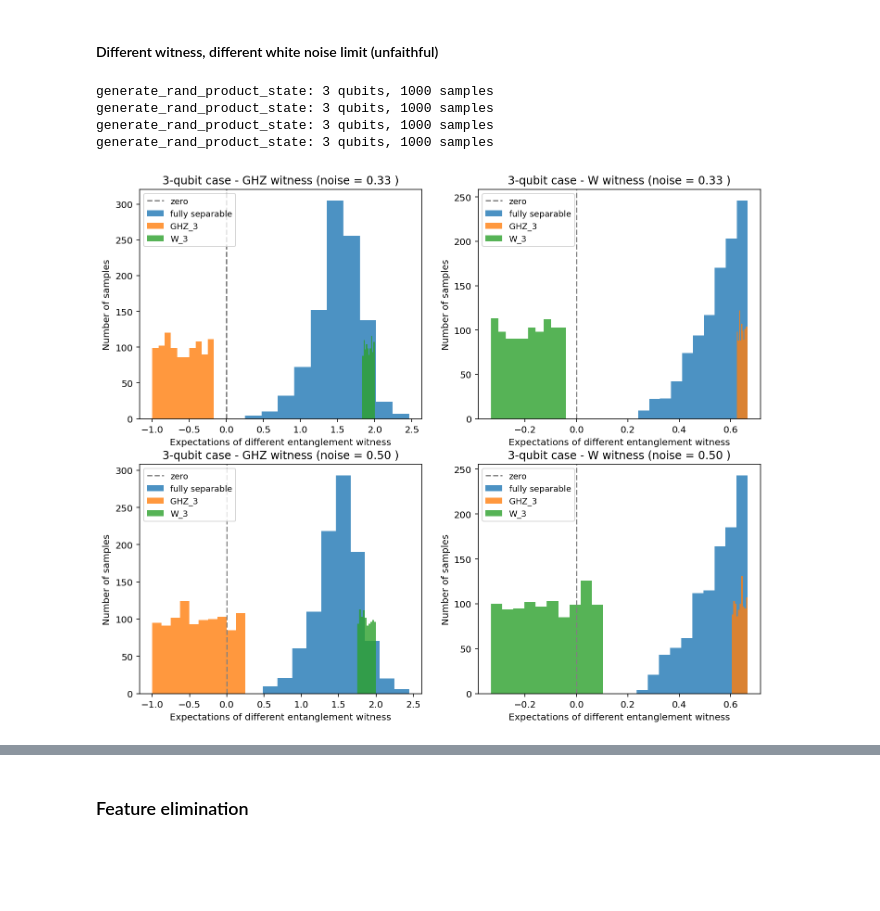
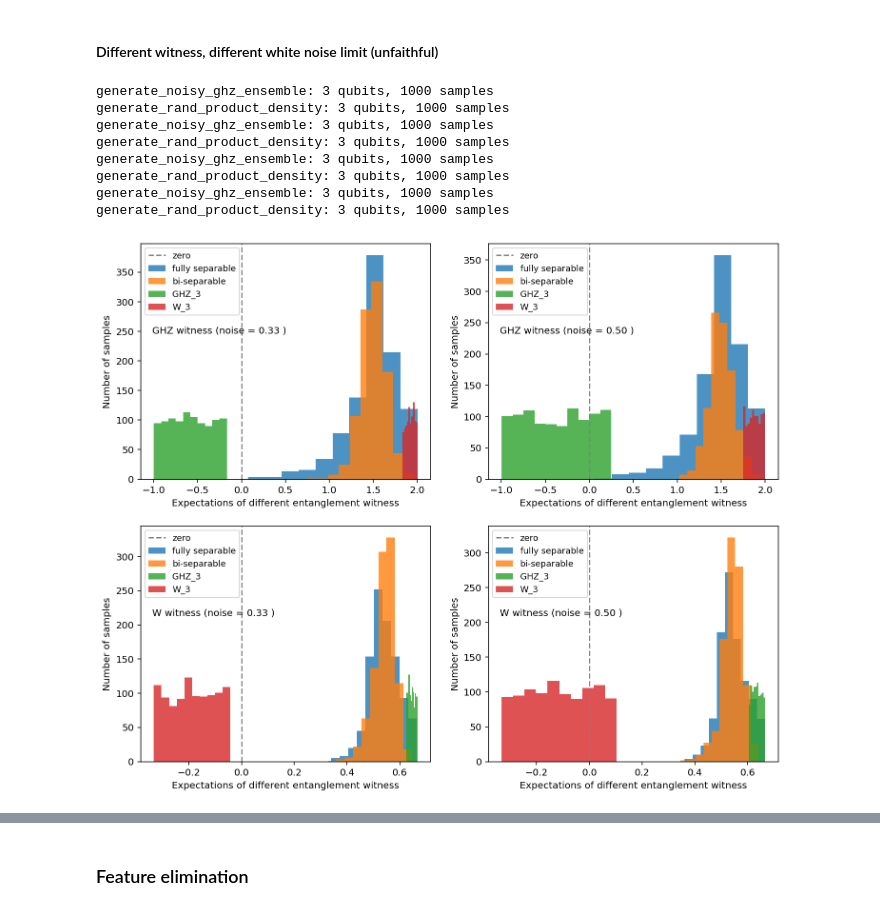
Before and after one commit to Jue-Xu/Entanglement-Witness, a Jupyter notebook: notebook/entangle.ipynb, the cells around one changed output, grey strips where cells are left out. Drawn from its saved outputs; the diff is of its cells as text; code cells hidden in the pictures; blank space fills up the shorter version.

```diff
--- a/notebook/entangle.ipynb
+++ b/notebook/entangle.ipynb
@@ -557,8 +585,8 @@ def plot_expectation_hist(ax, expectation_list, legends, title=''):
     ax.legend(legends, loc='upper left', prop ={'size': 9})
     ax.set_ylabel('Number of samples')
     ax.set_xlabel('Expectations of different entanglement witness')
-    # ax.text(0, 4, 'noise limit = '+noise_limit)
-    ax.set_title('3-qubit case '+title)
+    ax.text(0.04, 0.62, title, transform=ax.transAxes)
+    # ax.set_title('3-qubit case '+title)
 
 size_train = 1000
 size_test = 1000
@@ -578,41 +606,53 @@ witness_ghz_3 =  3/2 * qeye([2, 2, 2]) - tensor([sigmax(), sigmax(), sigmax()])
 witness_w_3_project = 2/3 * qeye([2, 2, 2]) - ket2dm(w_state(N=3))
 # witness_ghz_3_project = 1/2 * qeye([2, 2, 2]) - ket2dm(ghz_state(N=3))
 
+# generate_noisy_biseparable(1,2,10,1/3)
+# generate_rand_product_density(3,1,0)
 
 # fig, ax = plt.subplots(figsize=(6, 4))
 # fig, (ax0, ax1) = plt.subplots(ncols=2, figsize=(12, 4))
 # ax0 = plt.subplot(1,2,1)
 # ax1 = plt.subplot(1,2,2)
 fig, axs = plt.subplots(nrows=2, ncols=2, figsize=(12, 10))
 
 # for index, item in enumerate(ranking):
 for i, noise_limit in enumerate([1/3, 1/2]):
     for j, witness in enumerate([witness_ghz_3, witness_w_3_project]):
         ## generate training data
         # GHZ and W state samples with white noise
         ghz_3_density = generate_noisy_ghz_ensemble(n=3,m=size_train,noise_limit=noise_limit)
         w_3_density = generate_noisy_w_ensemble(n=3,m=size_train,noise_limit=noise_limit)
 
         # test GHZ3/W3 projection witness
-        three_qubit_legends = ['zero', 'fully separable','GHZ_3','W_3']
+        three_qubit_legends = ['zero', 'fully separable','bi-separable','GHZ_3','W_3']
         three_qubit_witness_expectation_list = [
             [expect(witness, state) for state in test_set] for test_set in
             # [expect(witness_ghz_3, state) for state in test_set] for test_set in
-            [generate_rand_product_state(3, size_train), ghz_3_density, w_3_density]
+            [
+                generate_rand_product_density(3, size_train, 0),
+                generate_noisy_biseparable(1, 2, size_train, 1/3),
+                ghz_3_density,
+                w_3_density
+            ]
+            # [generate_rand_product_state(3, size_train), ghz_3_density, w_3_density]
         ]
         if j == 0:
-            title = f'- GHZ witness (noise = {noise_limit:.2f} )'
+            title = f'GHZ witness (noise = {noise_limit:.2f} )'
         else:
-            title = f'- W witness (noise = {noise_limit:.2f} )'
-        plot_expectation_hist(axs[i, j],
+            title = f'W witness (noise = {noise_limit:.2f} )'
+        plot_expectation_hist(axs[j, i],
                               three_qubit_witness_expectation_list,
                               three_qubit_legends,
                               title=title)
 
 plt.savefig('fidelity_witness_compare.png', dpi=400)
 # %% [output]
-generate_rand_product_state: 3 qubits, 1000 samples
-generate_rand_product_state: 3 qubits, 1000 samples
-generate_rand_product_state: 3 qubits, 1000 samples
-generate_rand_product_state: 3 qubits, 1000 samples
+generate_noisy_ghz_ensemble: 3 qubits, 1000 samples
+generate_rand_product_density: 3 qubits, 1000 samples
+generate_noisy_ghz_ensemble: 3 qubits, 1000 samples
+generate_rand_product_density: 3 qubits, 1000 samples
+generate_noisy_ghz_ensemble: 3 qubits, 1000 samples
+generate_rand_product_density: 3 qubits, 1000 samples
+generate_noisy_ghz_ensemble: 3 qubits, 1000 samples
+generate_rand_product_density: 3 qubits, 1000 samples
-[figure, old version]
+[figure, new version]
```
Also changed, not shown: parts of 8 cells of this notebook, 7 other files.
